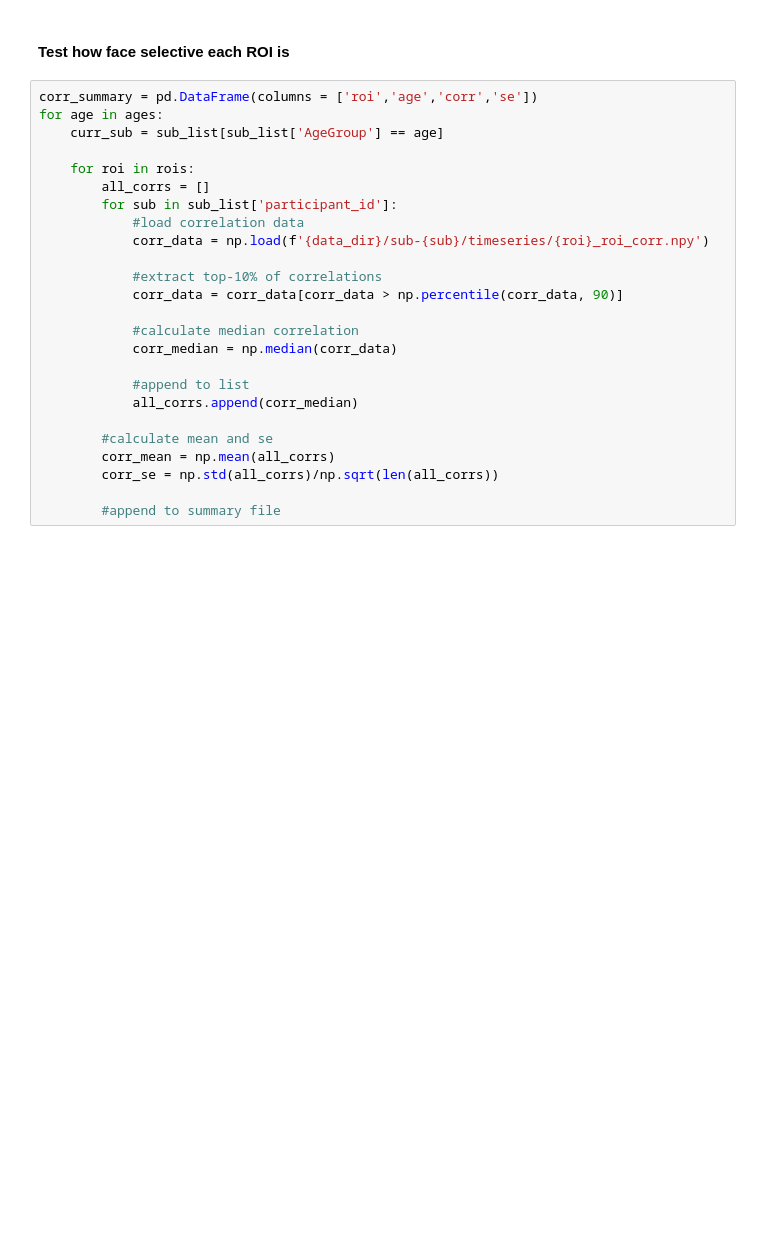
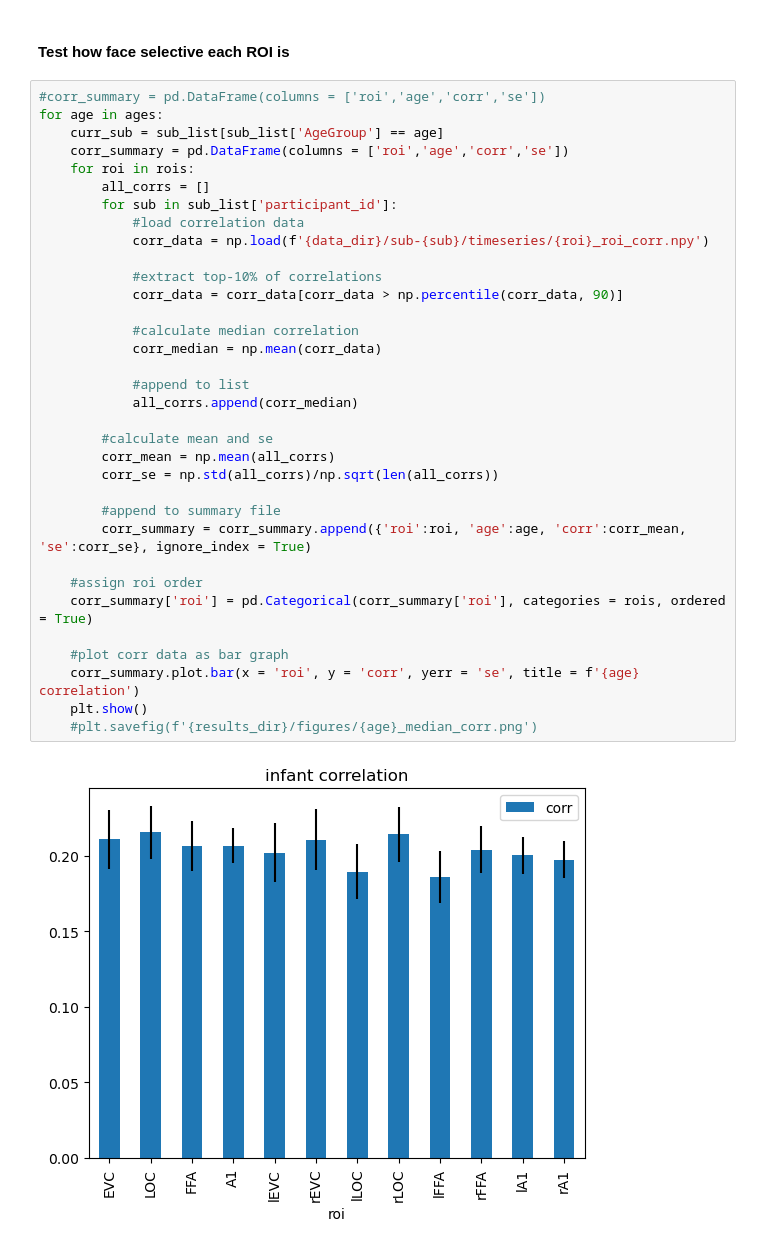
Before and after one commit to vayzenb/ginn, a Jupyter notebook: exps/plot_data.ipynb, the cells around one changed output. Saved outputs shown, nothing was run; the diff lists cells and outputs as text; blank space fills up the shorter version.

```diff
--- a/exps/plot_data.ipynb
+++ b/exps/plot_data.ipynb
@@ -227,27 +227,38 @@ for roi in roi_sets:
 # %% [markdown]
 #### Test how face selective each ROI is
 # %%
-corr_summary = pd.DataFrame(columns = ['roi','age','corr','se'])
+#corr_summary = pd.DataFrame(columns = ['roi','age','corr','se'])
 for age in ages:
     curr_sub = sub_list[sub_list['AgeGroup'] == age]
-
+    corr_summary = pd.DataFrame(columns = ['roi','age','corr','se'])
     for roi in rois:
         all_corrs = []
         for sub in sub_list['participant_id']:
             #load correlation data
             corr_data = np.load(f'{data_dir}/sub-{sub}/timeseries/{roi}_roi_corr.npy')
 
             #extract top-10% of correlations
             corr_data = corr_data[corr_data > np.percentile(corr_data, 90)]
 
             #calculate median correlation
-            corr_median = np.median(corr_data)
+            corr_median = np.mean(corr_data)
 
             #append to list
             all_corrs.append(corr_median)
 
         #calculate mean and se
         corr_mean = np.mean(all_corrs)
         corr_se = np.std(all_corrs)/np.sqrt(len(all_corrs))
 
         #append to summary file
+        corr_summary = corr_summary.append({'roi':roi, 'age':age, 'corr':corr_mean, 'se':corr_se}, ignore_index = True)
+
+    #assign roi order
+    corr_summary['roi'] = pd.Categorical(corr_summary['roi'], categories = rois, ordered = True)
+
+    #plot corr data as bar graph
+    corr_summary.plot.bar(x = 'roi', y = 'corr', yerr = 'se', title = f'{age} correlation')
+    plt.show()
+    #plt.savefig(f'{results_dir}/figures/{age}_median_corr.png')
+# %% [output]
+[figure, added]
```
Also changed, not shown: parts of 2 cells of this notebook, 5 other files.
